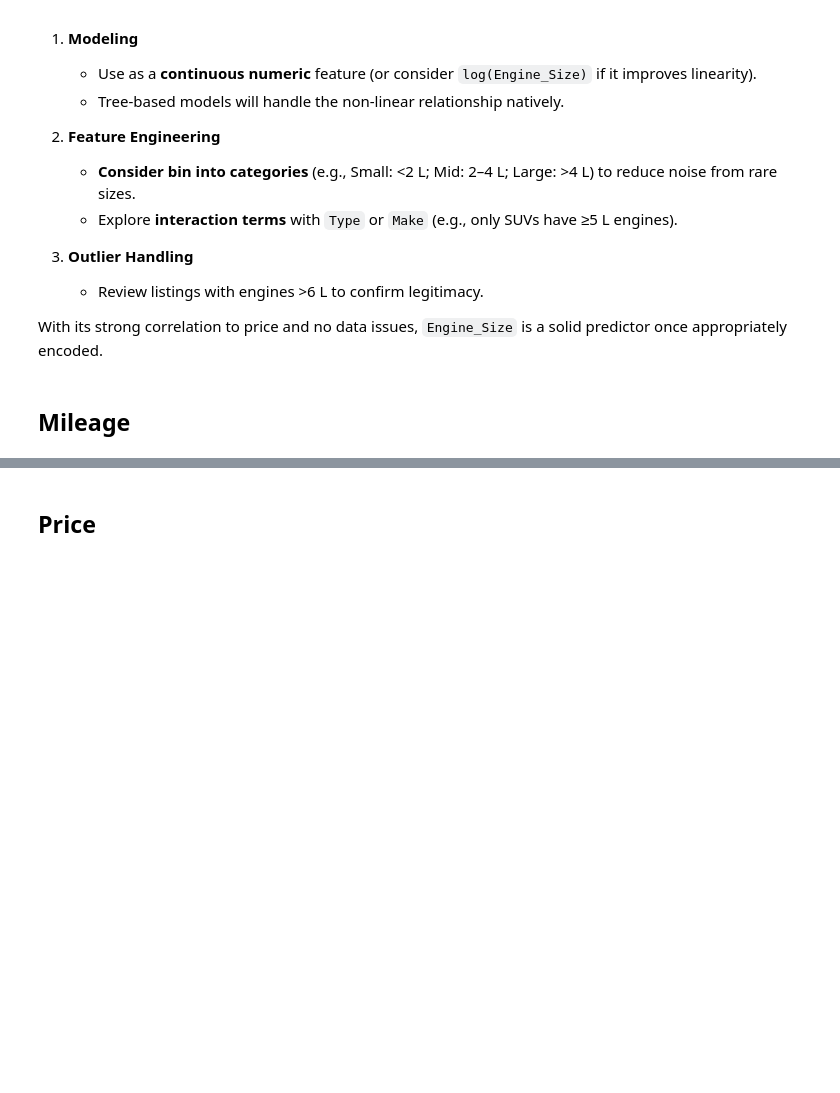
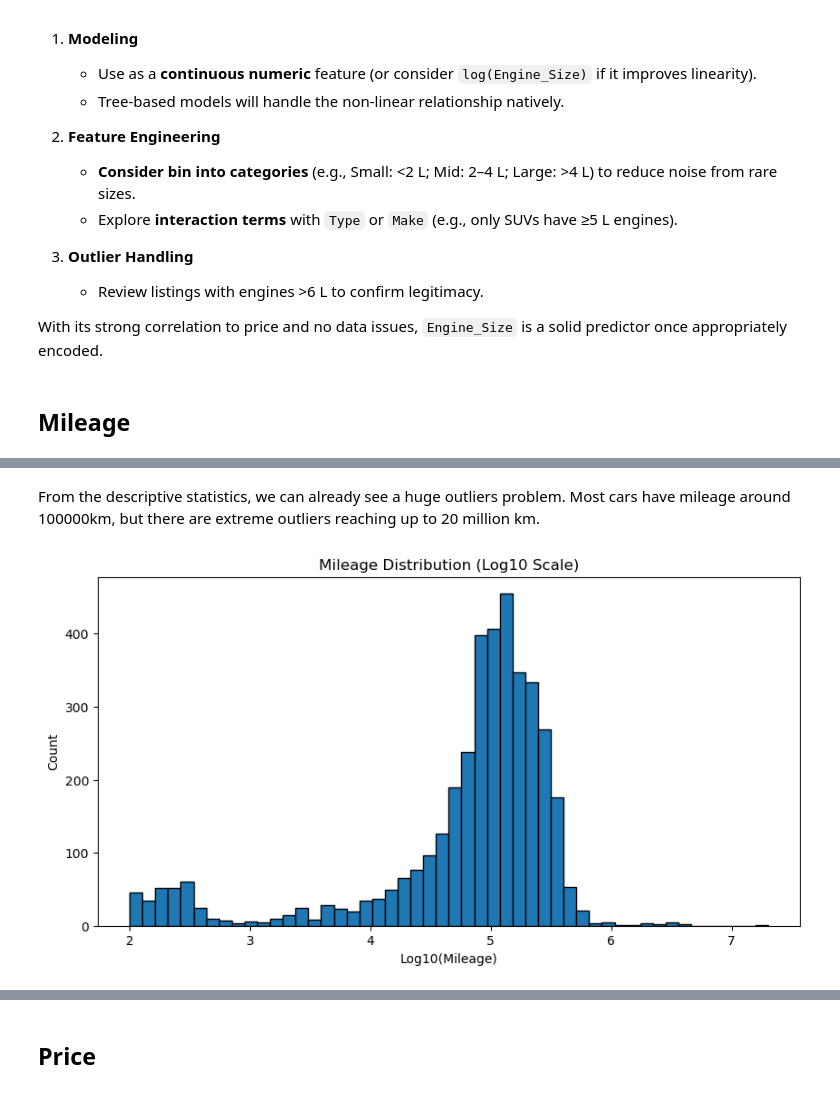
Before and after one commit to RioPramana21/Ctrl-Price-Taking-Control-of-Used-Car-Valuations-with-ML, a Jupyter notebook: code_files/project_code.ipynb, the cells around one changed output, grey strips where cells are left out. Cells and saved outputs as stored; diff of their text form; code cells hidden in the pictures; blank space fills up the shorter version.

Commit message:
Explored `Mileage` feature

```diff
--- a/code_files/project_code.ipynb
+++ b/code_files/project_code.ipynb
@@ -1557,0 +1595,13 @@ With its strong correlation to price and no data issues, `Engine_Size` is a soli
+# %% [markdown]
+From the descriptive statistics, we can already see a huge outliers problem. Most cars have mileage around 100000km, but there are extreme outliers reaching up to 20 million km.
+# %%
+# 2. Visualize distribution
+plt.figure(figsize=(10, 5))
+mileage = df_filtered['Mileage']
+plt.hist(np.log10(mileage), bins=50, edgecolor='k')
+plt.title('Mileage Distribution (Log10 Scale)')
+plt.xlabel('Log10(Mileage)')
+plt.ylabel('Count')
+plt.show()
+# %% [output]
+[figure, added]
```
Also changed, not shown: parts of 7 cells of this notebook.
